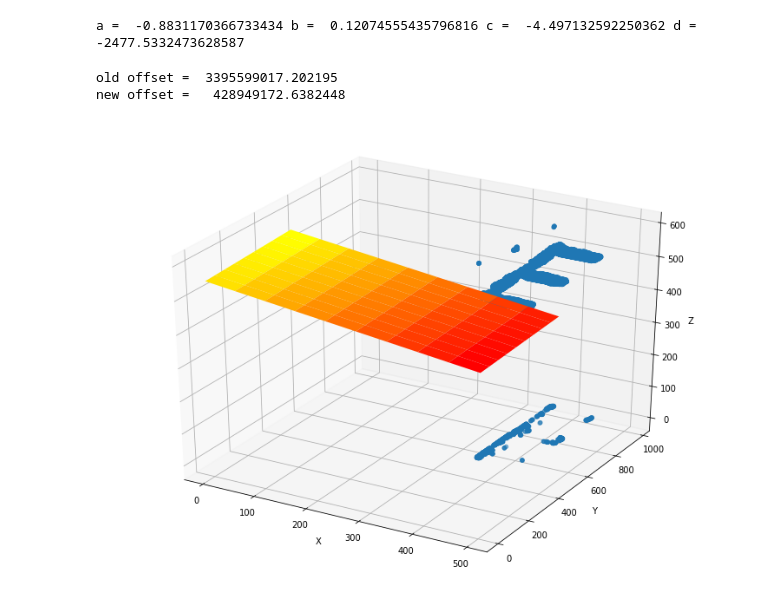
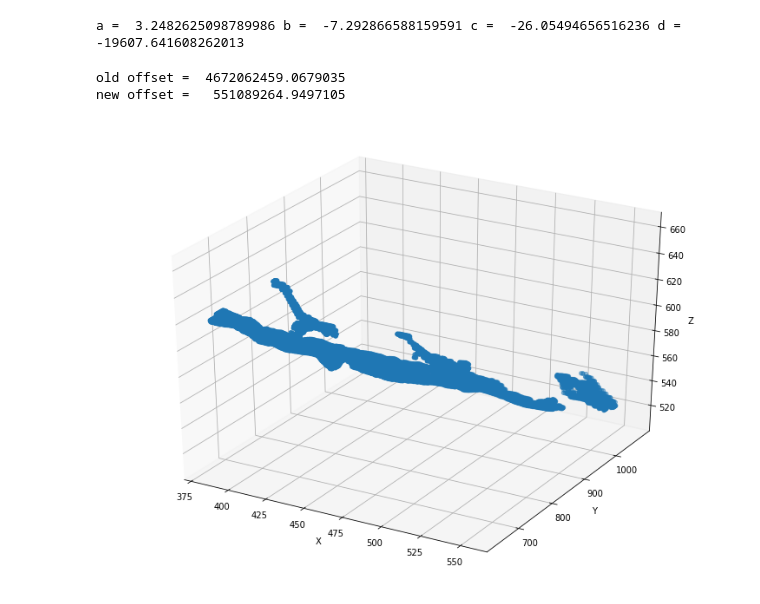
Before and after one commit to mngaonkar/orientation, a Jupyter notebook: orientation.ipynb, the cells around one changed output. Drawn from its saved outputs; the diff is of its cells as text; code cells hidden in the pictures.

```diff
--- a/orientation.ipynb
+++ b/orientation.ipynb
@@ -20,9 +25,12 @@ box_0_output.npy
 # %%
 def load_point_cloud():
-  df = np.load("/content/gdrive/My Drive/Colab Notebooks/orientation/box_0_output.npy")
+  df = np.load("/content/gdrive/My Drive/Colab Notebooks/orientation/20-march/30/point_cloud_err_2.npy")
   return df.T
 # %%
 points = load_point_cloud()
+# transpose the data
+points = points.T
 print(points)
 DEPTH_SCALE = 2000
+CUT_OFF_SCALE = 1
 # %% [output]
@@ -44,7 +52,7 @@ def filter_input_data_for_outliers(points):
 
   filtered_array = np.array([])
   for index in range(len(points[2])):
-    if points[2][index] > std_dev:
+    if points[2][index] < (mean + std_dev*CUT_OFF_SCALE) and points[2][index] > (mean - std_dev*CUT_OFF_SCALE):
       filtered_array = np.append(filtered_array, points[:, index], axis=0)
 
   # print("flat array length = ", len(filtered_array)/3)
@@ -90,13 +98,13 @@ solution = leastsq(residuals, plane_coeff, args=(None, filtered_points))[0]
 # %%
 print("a = ", solution[0], "b = ", solution[1], "c = ", solution[2], "d = ", solution[3])
 # %% [output]
-a =  -0.8831170366733434 b =  0.12074555435796816 c =  -4.497132592250362 d =  -2477.5332473628587
+a =  3.2482625098789986 b =  -7.292866588159591 c =  -26.05494656516236 d =  -19607.641608262013
 # %%
 print("old offset = ", (distance(points, plane_coeff)**2).sum())
 print("new offset =  ", (distance(points, solution)**2).sum())
 # %% [output]
-old offset =  3395599017.202195
-new offset =   428949172.6382448
+old offset =  4672062459.0679035
+new offset =   551089264.9497105
 # %%
 def get_plane_point_cloud(a, b, c, d):
     if a != 0:
@@ -121,31 +129,36 @@ def get_plane_point_cloud(a, b, c, d):
 # %%
 fig = plt.figure()
 
 # ax = plt.axes(projection='3d')
 ax = fig.gca(projection='3d')
 
 ax.set_xlabel("X")
 ax.set_ylabel("Y")
 ax.set_zlabel("Z")
 
-# plot point cloud
-xs = points[0]
-ys = points[1]
-zs = points[2]
+# original plot point cloud
+# xs = points[0]
+# ys = points[1]
+# zs = points[2]
+
+# point cloud excluding outliers
+xs = filtered_points[0]
+ys = filtered_points[1]
+zs = filtered_points[2]
 
 ax.scatter(xs, ys, zs, linewidth=1)
 
 # # plot inferred plan
 X, Y, Z = get_plane_point_cloud(solution[0], solution[1], solution[2], solution[3])
-ax.plot_surface(X, Y, Z, alpha=1, cmap='autumn')
+# ax.plot_surface(X, Y, Z, alpha=1, cmap='autumn')
 
 # plot reference plan
 ref_plane_a = 0
 ref_plane_b = 0
 ref_plane_c = 1
 ref_plane_d = 1
 
 X, Y, Z = get_plane_point_cloud(ref_plane_a, ref_plane_b, ref_plane_c, ref_plane_d)
 # ax.plot_surface(X, Y, Z, alpha=0, cmap='winter')
 # %% [output]
-[figure, old version]
+[figure, new version]
```
Also changed, not shown: parts of 7 cells of this notebook.
